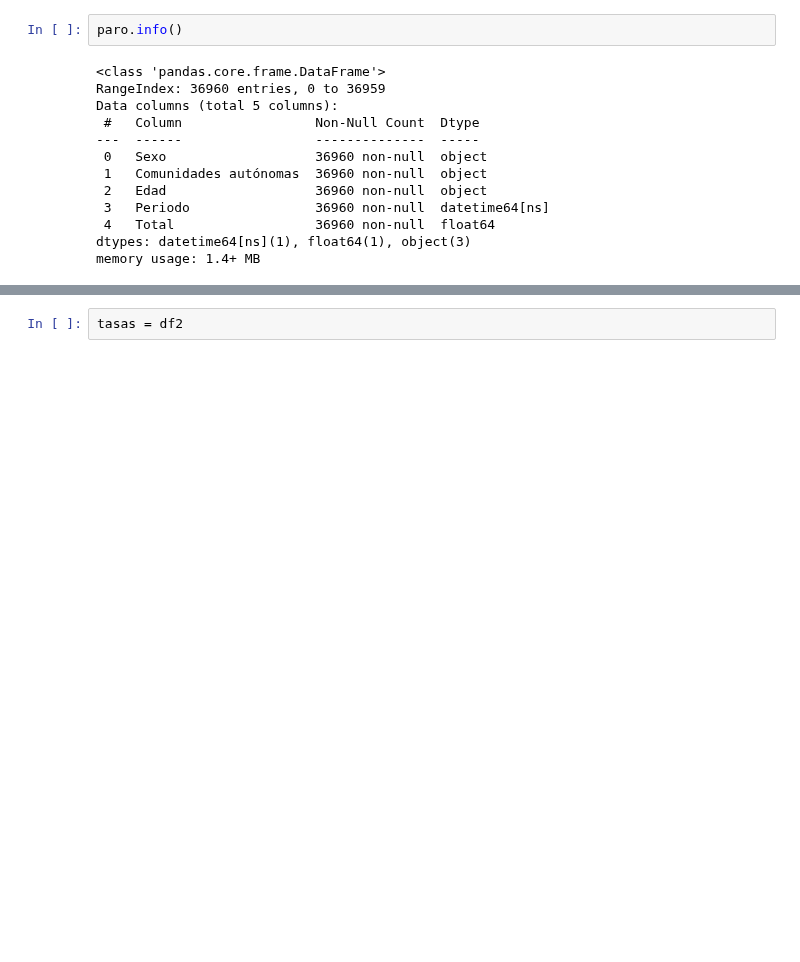
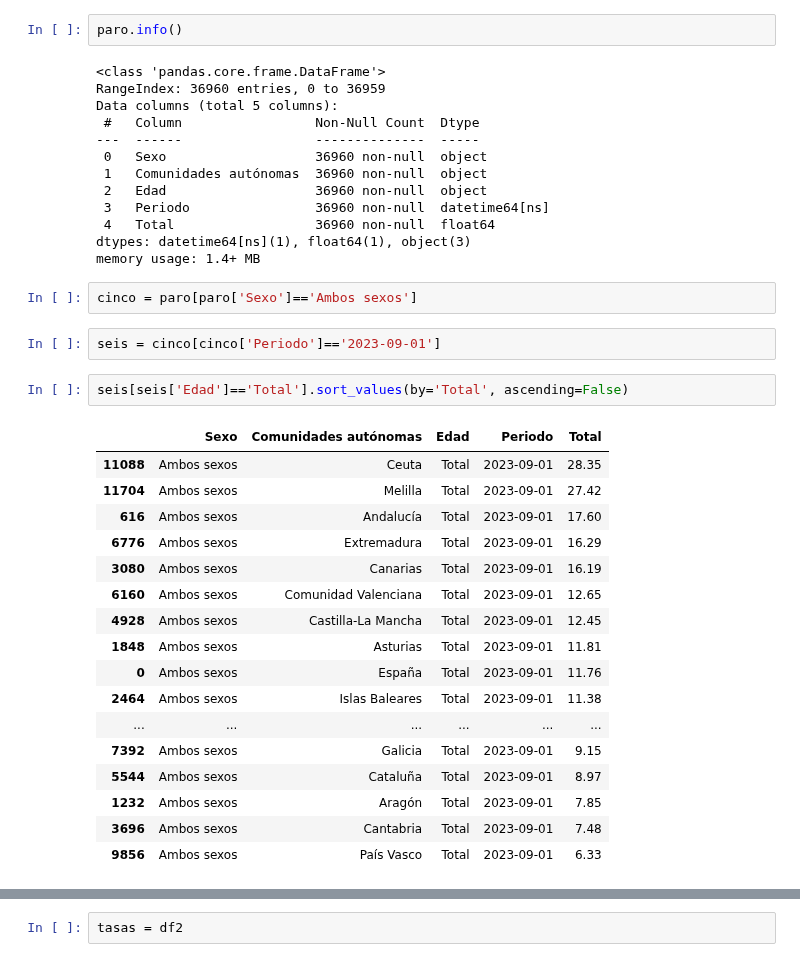
Before and after one commit to Gbau11/Empleo-Espa-a, a Jupyter notebook: code/paro_actividad.ipynb, the cells around one changed output, grey strips where cells are left out. Drawn from its saved outputs; the diff is of its cells as text; blank space fills up the shorter version.

```diff
--- a/code/paro_actividad.ipynb
+++ b/code/paro_actividad.ipynb
@@ -559,3 +559,27 @@ Data columns (total 5 columns):
  4   Total                  36960 non-null  float64
 dtypes: datetime64[ns](1), float64(1), object(3)
 memory usage: 1.4+ MB
+# %%
+cinco = paro[paro['Sexo']=='Ambos sexos']
+# %%
+seis = cinco[cinco['Periodo']=='2023-09-01']
+# %%
+seis[seis['Edad']=='Total'].sort_values(by='Total', ascending=False)
+# %% [output]
+|  | Sexo | Comunidades autónomas | Edad | Periodo | Total |
+| 11088 | Ambos sexos | Ceuta | Total | 2023-09-01 | 28.35 |
+| 11704 | Ambos sexos | Melilla | Total | 2023-09-01 | 27.42 |
+| 616 | Ambos sexos | Andalucía | Total | 2023-09-01 | 17.60 |
+| 6776 | Ambos sexos | Extremadura | Total | 2023-09-01 | 16.29 |
+| 3080 | Ambos sexos | Canarias | Total | 2023-09-01 | 16.19 |
+| 6160 | Ambos sexos | Comunidad Valenciana | Total | 2023-09-01 | 12.65 |
+| 4928 | Ambos sexos | Castilla-La Mancha | Total | 2023-09-01 | 12.45 |
+| 1848 | Ambos sexos | Asturias | Total | 2023-09-01 | 11.81 |
+| 0 | Ambos sexos | España | Total | 2023-09-01 | 11.76 |
+| 2464 | Ambos sexos | Islas Baleares | Total | 2023-09-01 | 11.38 |
+| ... | ... | ... | ... | ... | ... |
+| 7392 | Ambos sexos | Galicia | Total | 2023-09-01 | 9.15 |
+| 5544 | Ambos sexos | Cataluña | Total | 2023-09-01 | 8.97 |
+| 1232 | Ambos sexos | Aragón | Total | 2023-09-01 | 7.85 |
+| 3696 | Ambos sexos | Cantabria | Total | 2023-09-01 | 7.48 |
+| 9856 | Ambos sexos | País Vasco | Total | 2023-09-01 | 6.33 |
```
Also changed, not shown: parts of 1 cell of this notebook, 1 other file.
